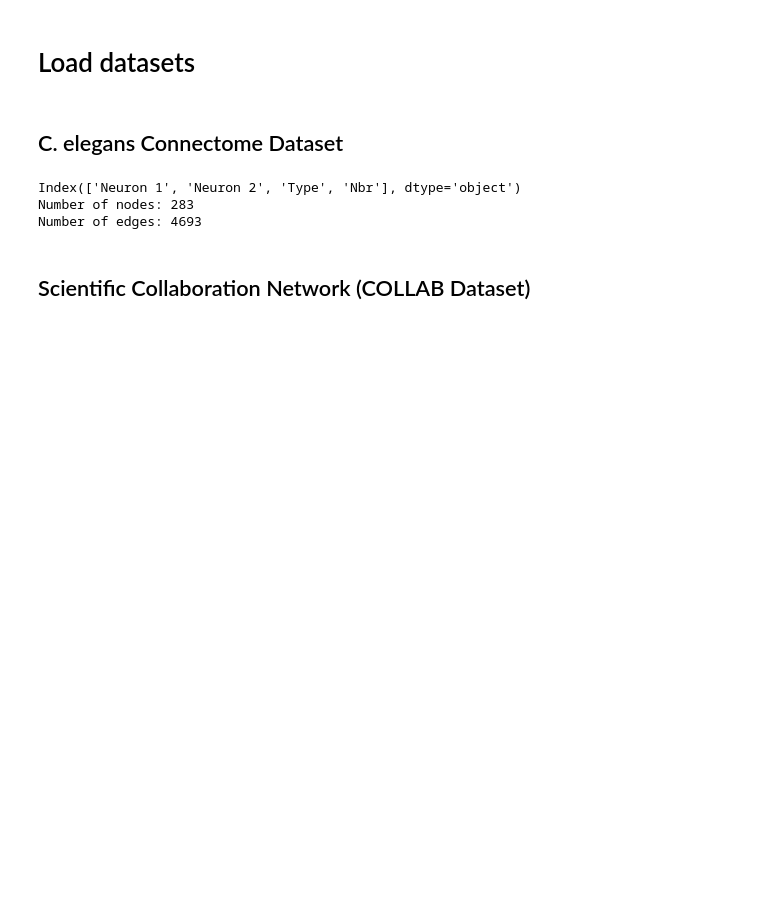
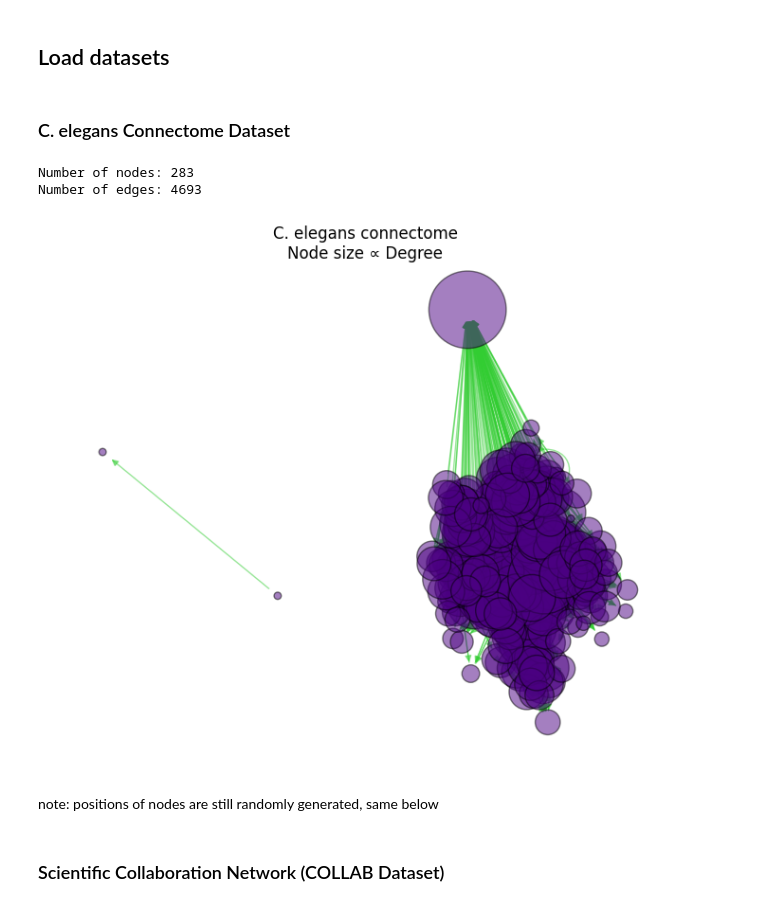
Before and after one commit to haotianh9/graph_teaching, a Jupyter notebook: NetworkScience/3_Real_Network.ipynb, the cells around one changed output. Drawn from its saved outputs; the diff is of its cells as text; code cells hidden in the pictures; blank space fills up the shorter version.

```diff
--- a/NetworkScience/3_Real_Network.ipynb
+++ b/NetworkScience/3_Real_Network.ipynb
@@ -3,28 +25,57 @@
 # %% [markdown]
-# Load datasets
+## Load datasets
+# %%
+graph_list=[]
 # %% [markdown]
-## C. elegans Connectome Dataset
+### C. elegans Connectome Dataset
 # %%
 import pandas as pd
 import networkx as nx
-
+import matplotlib.pyplot as plt
 
 # downloaded from https://www.wormwiring.org/
 df = pd.read_excel('./Data/celegans_connectome.xls')
 
 # Inspect the DataFrame to identify the correct columns
-print(df.columns)
+# print(df.columns)
 
 G_celegans = nx.from_pandas_edgelist(df, source='Neuron 1', target='Neuron 2', create_using=nx.DiGraph())
-
+graph_list.append(G_celegans)
 print(f"Number of nodes: {G_celegans.number_of_nodes()}")
 print(f"Number of edges: {G_celegans.number_of_edges()}")
+
+def visualize_graph_with_degree_size(G, layout_func=nx.spring_layout, title="Graph Visualization"):
+    """
+    Visualize a graph where node size is proportional to its degree.
+
+    Parameters:
+        G (networkx.Graph): The input graph
+        layout_func (function): Layout function like nx.spring_layout
+        title (str): Title of the plot
+    """
+    degrees = dict(G.degree())
+    node_sizes = [v * 30 for v in degrees.values()]  # scale factor
+
+    pos = layout_func(G, seed=9)
+
+    plt.figure(figsize=(7, 6))
+    nx.draw_networkx_nodes(G, pos, node_size=node_sizes, node_color='indigo', edgecolors='black',alpha=0.5)
+    nx.draw_networkx_edges(G, pos, alpha=0.5,edge_color='limegreen')
+    # nx.draw_networkx_labels(G, pos, font_size=8)
+    plt.title(f"{title}\nNode size ∝ Degree")
+    plt.axis('off')
+    plt.tight_layout()
+    plt.show()
+
+visualize_graph_with_degree_size(G_celegans, title="C. elegans connectome")
 # %% [output]
-Index(['Neuron 1', 'Neuron 2', 'Type', 'Nbr'], dtype='object')
 Number of nodes: 283
 Number of edges: 4693
+[figure, added]
+# %% [markdown]
+note: positions of nodes are still randomly generated, same below
 # %% [markdown]
-## Scientific Collaboration Network (COLLAB Dataset)
+### Scientific Collaboration Network (COLLAB Dataset)
 # %%
 import networkx as nx
 from torch_geometric.datasets import TUDataset
```
Also changed, not shown: parts of 7 cells of this notebook, 1 other file.
